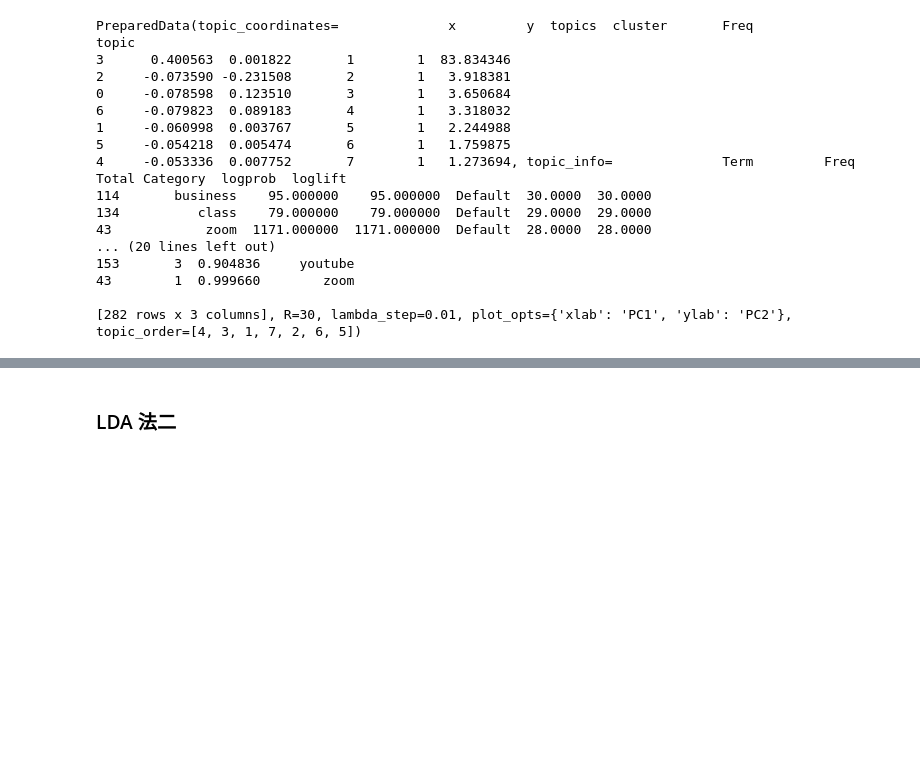
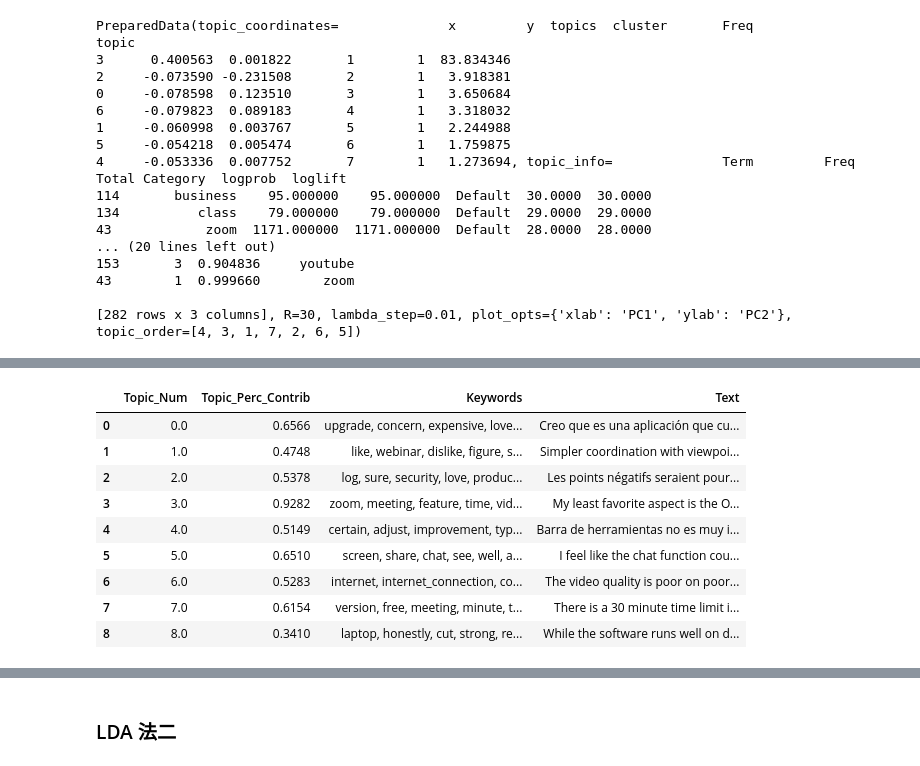
Before and after one commit to lindaya0913/WebCrawler, a Jupyter notebook: Capterra/LDA.ipynb, the cells around one changed output, grey strips where cells are left out. Saved outputs shown, nothing was run; the diff lists cells and outputs as text; code cells hidden in the pictures; blank space fills up the shorter version.

```diff
--- a/Capterra/LDA.ipynb
+++ b/Capterra/LDA.ipynb
@@ -348,0 +256,30 @@ Coherence Score:  0.35654569142482556
+# %%
+# Group top 5 sentences under each topic
+sent_topics_sorteddf_mallet = pd.DataFrame()
+
+sent_topics_outdf_grpd = df_topic_sents_keywords.groupby('Dominant_Topic')
+
+for i, grp in sent_topics_outdf_grpd:
+    sent_topics_sorteddf_mallet = pd.concat([sent_topics_sorteddf_mallet,
+                                             grp.sort_values(['Perc_Contribution'], ascending=[0]).head(1)],
+                                            axis=0)
+
+# Reset Index
+sent_topics_sorteddf_mallet.reset_index(drop=True, inplace=True)
+
+# Format
+sent_topics_sorteddf_mallet.columns = ['Topic_Num', "Topic_Perc_Contrib", "Keywords", "Text"]
+
+# Show
+sent_topics_sorteddf_mallet
+# %% [output]
+|  | Topic_Num | Topic_Perc_Contrib | Keywords | Text |
+| 0 | 0.0 | 0.6566 | upgrade, concern, expensive, love... | Creo que es una aplicación que cu... |
+| 1 | 1.0 | 0.4748 | like, webinar, dislike, figure, s... | Simpler coordination with viewpoi... |
+| 2 | 2.0 | 0.5378 | log, sure, security, love, produc... | Les points négatifs seraient pour... |
+| 3 | 3.0 | 0.9282 | zoom, meeting, feature, time, vid... | My least favorite aspect is the O... |
+| 4 | 4.0 | 0.5149 | certain, adjust, improvement, typ... | Barra de herramientas no es muy i... |
+| 5 | 5.0 | 0.6510 | screen, share, chat, see, well, a... | I feel like the chat function cou... |
+| 6 | 6.0 | 0.5283 | internet, internet_connection, co... | The video quality is poor on poor... |
+| 7 | 7.0 | 0.6154 | version, free, meeting, minute, t... | There is a 30 minute time limit i... |
+| 8 | 8.0 | 0.3410 | laptop, honestly, cut, strong, re... | While the software runs well on d... |
```
Also changed, not shown: parts of 31 cells of this notebook.
